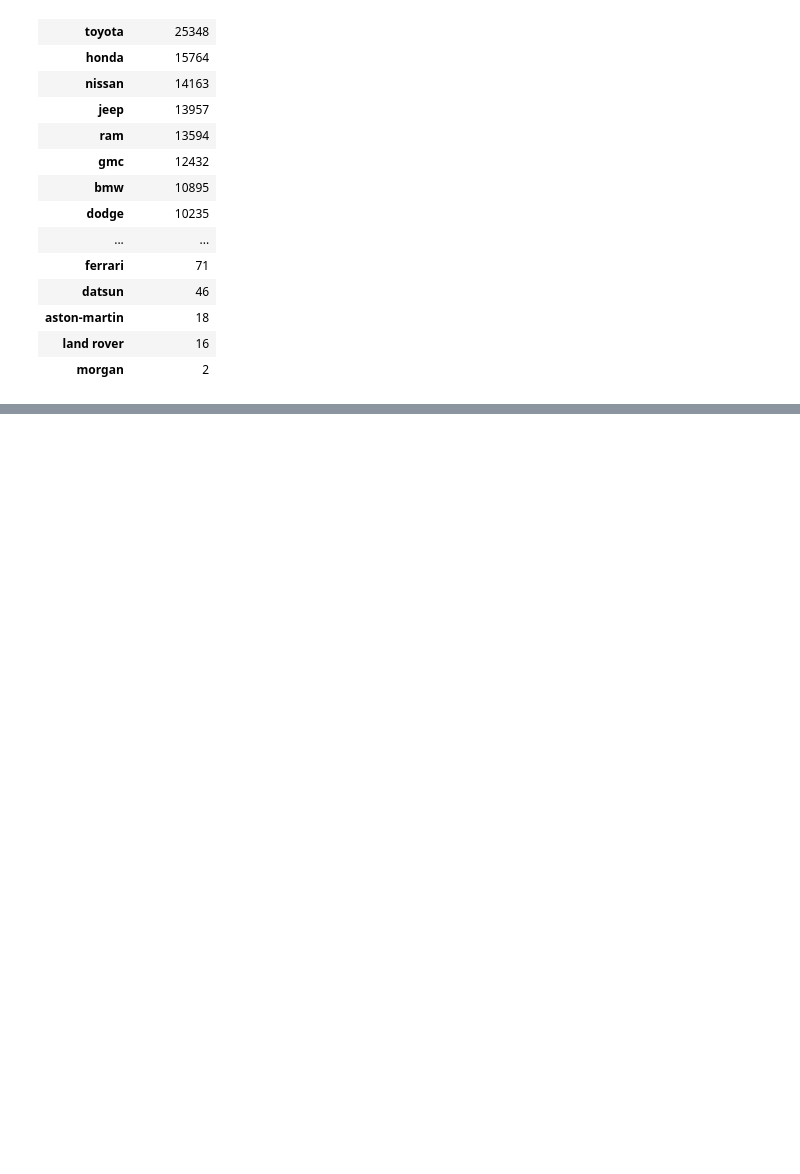
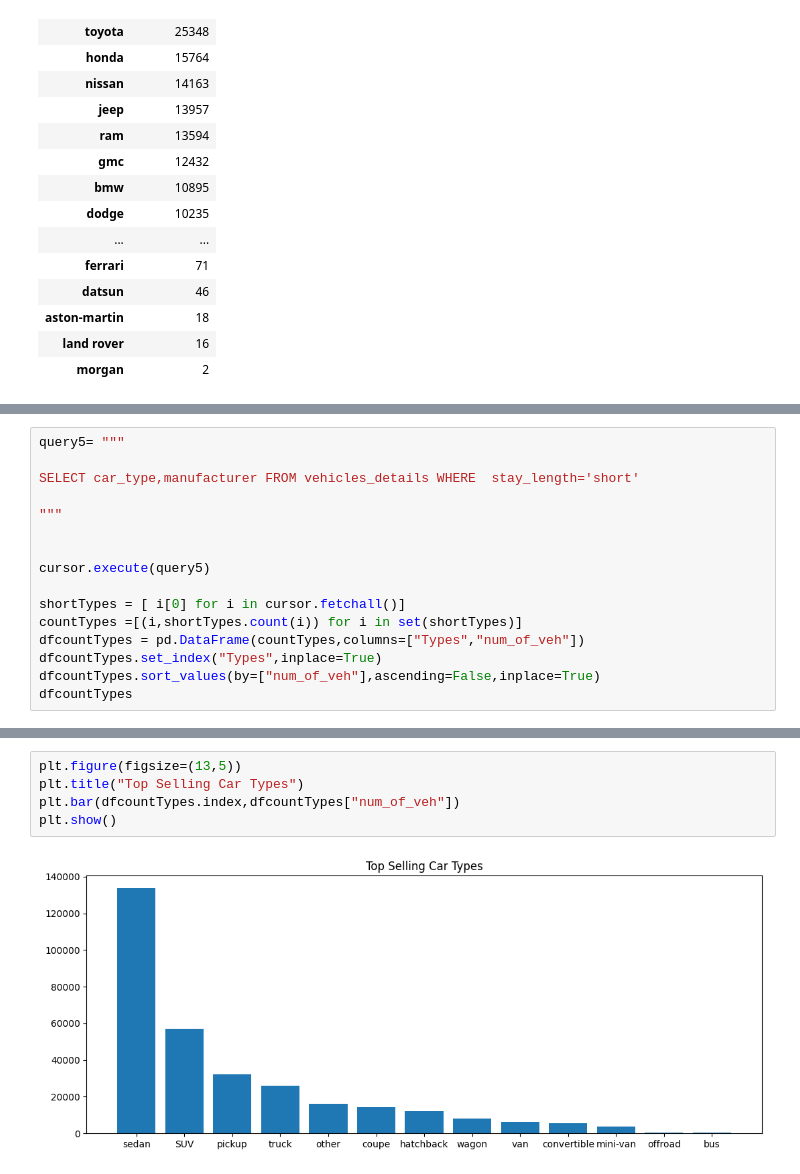
Before and after one commit to JaqenIzo/CraigsListVehiclesAnalysis, a Jupyter notebook: plots.ipynb, the cells around one changed output, grey strips where cells are left out. Cells and saved outputs as stored; diff of their text form; blank space fills up the shorter version.

Commit message:
plots update

```diff
--- a/plots.ipynb
+++ b/plots.ipynb
@@ -170,3 +152,19 @@ plt.title("Top 10 fast selling vehicle brands")
 plt.show()
 # %% [output]
 [figure]
+# %%
+query5= """
+
+SELECT car_type,manufacturer FROM vehicles_details WHERE  stay_length='short'
+
+"""
+
+
+cursor.execute(query5)
+
+shortTypes = [ i[0] for i in cursor.fetchall()]
+countTypes =[(i,shortTypes.count(i)) for i in set(shortTypes)]
+dfcountTypes = pd.DataFrame(countTypes,columns=["Types","num_of_veh"])
+dfcountTypes.set_index("Types",inplace=True)
+dfcountTypes.sort_values(by=["num_of_veh"],ascending=False,inplace=True)
+dfcountTypes
@@ -172,0 +187,7 @@ plt.show()
+# %%
+plt.figure(figsize=(13,5))
+plt.title("Top Selling Car Types")
+plt.bar(dfcountTypes.index,dfcountTypes["num_of_veh"])
+plt.show()
+# %% [output]
+[figure, added]
```
Also changed, not shown: parts of 17 cells of this notebook.
